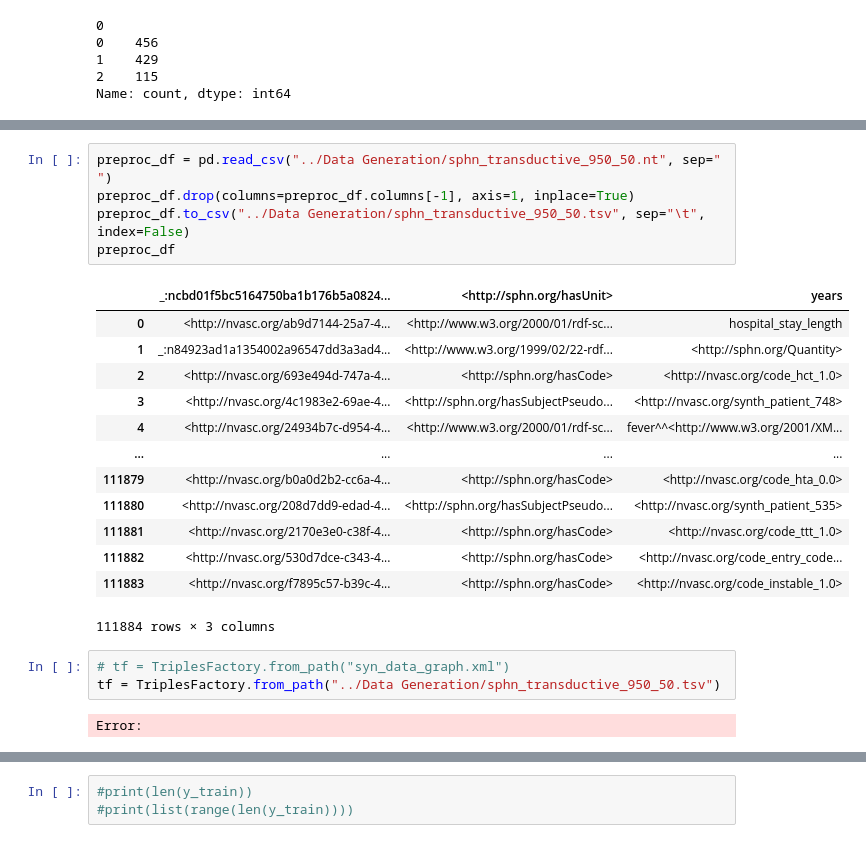
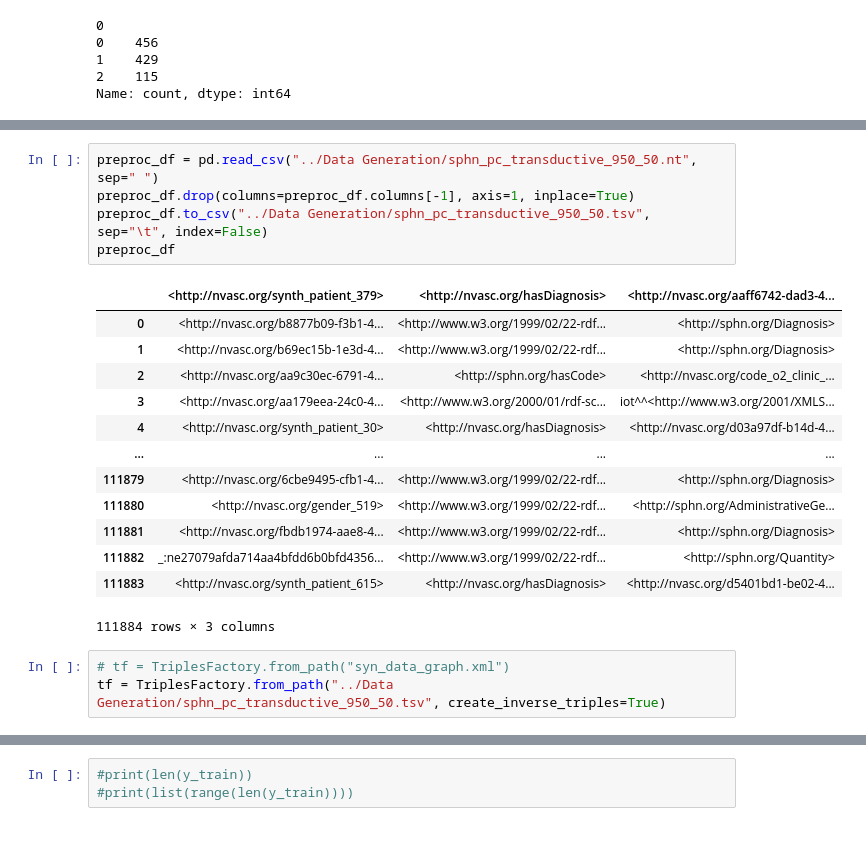
Before and after one commit to TeamHeKA/neurovasc, a Jupyter notebook: notebooks/Graphs/graph_compgcn_950_50.ipynb, the cells around one changed output, grey strips where cells are left out. Drawn from its saved outputs; the diff is of its cells as text.

```diff
--- a/notebooks/Graphs/graph_compgcn_950_50.ipynb
+++ b/notebooks/Graphs/graph_compgcn_950_50.ipynb
@@ -64,27 +70,25 @@ NameError: name 'y_test' is not defined
 # %%
-preproc_df = pd.read_csv("../Data Generation/sphn_transductive_950_50.nt", sep=" ")
+preproc_df = pd.read_csv("../Data Generation/sphn_pc_transductive_950_50.nt", sep=" ")
 preproc_df.drop(columns=preproc_df.columns[-1], axis=1, inplace=True)
-preproc_df.to_csv("../Data Generation/sphn_transductive_950_50.tsv", sep="\t", index=False)
+preproc_df.to_csv("../Data Generation/sphn_pc_transductive_950_50.tsv", sep="\t", index=False)
 preproc_df
 # %% [output]
-|  | _:ncbd01f5bc5164750ba1b176b5a0824... | <http://sphn.org/hasUnit> | years |
-| 0 | <http://nvasc.org/ab9d7144-25a7-4... | <http://www.w3.org/2000/01/rdf-sc... | hospital_stay_length |
-| 1 | _:n84923ad1a1354002a96547dd3a3ad4... | <http://www.w3.org/1999/02/22-rdf... | <http://sphn.org/Quantity> |
-| 2 | <http://nvasc.org/693e494d-747a-4... | <http://sphn.org/hasCode> | <http://nvasc.org/code_hct_1.0> |
-| 3 | <http://nvasc.org/4c1983e2-69ae-4... | <http://sphn.org/hasSubjectPseudo... | <http://nvasc.org/synth_patient_748> |
-| 4 | <http://nvasc.org/24934b7c-d954-4... | <http://www.w3.org/2000/01/rdf-sc... | fever^^<http://www.w3.org/2001/XM... |
+|  | <http://nvasc.org/synth_patient_379> | <http://nvasc.org/hasDiagnosis> | <http://nvasc.org/aaff6742-dad3-4... |
+| 0 | <http://nvasc.org/b8877b09-f3b1-4... | <http://www.w3.org/1999/02/22-rdf... | <http://sphn.org/Diagnosis> |
+| 1 | <http://nvasc.org/b69ec15b-1e3d-4... | <http://www.w3.org/1999/02/22-rdf... | <http://sphn.org/Diagnosis> |
+| 2 | <http://nvasc.org/aa9c30ec-6791-4... | <http://sphn.org/hasCode> | <http://nvasc.org/code_o2_clinic_... |
+| 3 | <http://nvasc.org/aa179eea-24c0-4... | <http://www.w3.org/2000/01/rdf-sc... | iot^^<http://www.w3.org/2001/XMLS... |
+| 4 | <http://nvasc.org/synth_patient_30> | <http://nvasc.org/hasDiagnosis> | <http://nvasc.org/d03a97df-b14d-4... |
 | ... | ... | ... | ... |
-| 111879 | <http://nvasc.org/b0a0d2b2-cc6a-4... | <http://sphn.org/hasCode> | <http://nvasc.org/code_hta_0.0> |
-| 111880 | <http://nvasc.org/208d7dd9-edad-4... | <http://sphn.org/hasSubjectPseudo... | <http://nvasc.org/synth_patient_535> |
-| 111881 | <http://nvasc.org/2170e3e0-c38f-4... | <http://sphn.org/hasCode> | <http://nvasc.org/code_ttt_1.0> |
-| 111882 | <http://nvasc.org/530d7dce-c343-4... | <http://sphn.org/hasCode> | <http://nvasc.org/code_entry_code... |
-| 111883 | <http://nvasc.org/f7895c57-b39c-4... | <http://sphn.org/hasCode> | <http://nvasc.org/code_instable_1.0> |
+| 111879 | <http://nvasc.org/6cbe9495-cfb1-4... | <http://www.w3.org/1999/02/22-rdf... | <http://sphn.org/Diagnosis> |
+| 111880 | <http://nvasc.org/gender_519> | <http://www.w3.org/1999/02/22-rdf... | <http://sphn.org/AdministrativeGe... |
+| 111881 | <http://nvasc.org/fbdb1974-aae8-4... | <http://www.w3.org/1999/02/22-rdf... | <http://sphn.org/Diagnosis> |
+| 111882 | _:ne27079afda714aa4bfdd6b0bfd4356... | <http://www.w3.org/1999/02/22-rdf... | <http://sphn.org/Quantity> |
+| 111883 | <http://nvasc.org/synth_patient_615> | <http://nvasc.org/hasDiagnosis> | <http://nvasc.org/d5401bd1-be02-4... |
 111884 rows × 3 columns
 # %%
 # tf = TriplesFactory.from_path("syn_data_graph.xml")
-tf = TriplesFactory.from_path("../Data Generation/sphn_transductive_950_50.tsv")
+tf = TriplesFactory.from_path("../Data Generation/sphn_pc_transductive_950_50.tsv", create_inverse_triples=True)
-# %% [output]
-Error:
 # %%
 n_runs = 1
 epochs = 5
```
Also changed, not shown: parts of 19 cells of this notebook, 3 other files.
